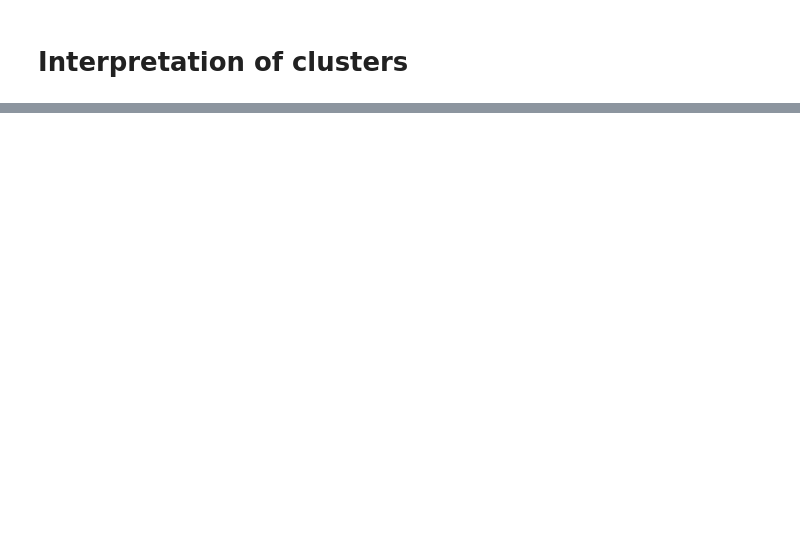
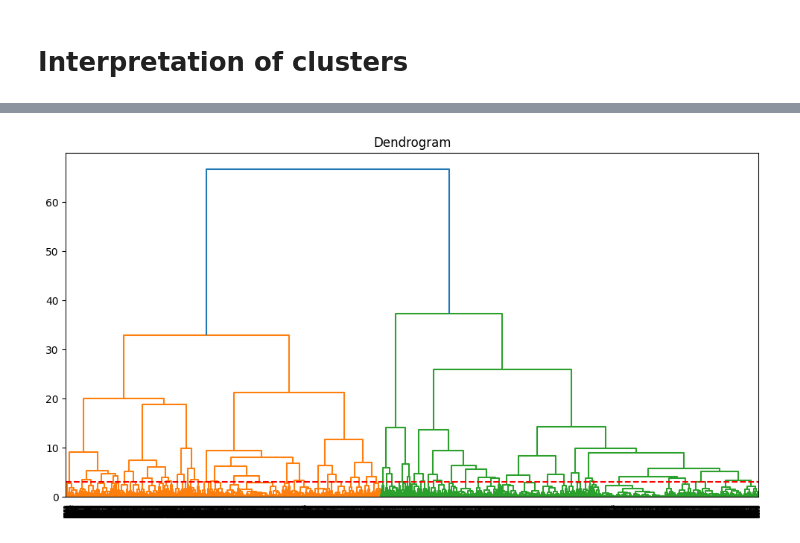
Before and after one commit to vrobles/Proyecto_Grupo7, a Jupyter notebook: project.ipynb, the cells around one changed output, grey strips where cells are left out. Saved outputs shown, nothing was run; the diff lists cells and outputs as text; code cells hidden in the pictures; blank space fills up the shorter version.

```diff
--- a/project.ipynb
+++ b/project.ipynb
@@ -186,0 +370,3 @@ data2[columns_to_scale] = scaler.fit_transform(data2[columns_to_scale])
+# %%
+numeric_vars = list(data2[all_vars].select_dtypes(include=[np.number]).columns)
+numeric_vars
@@ -186,0 +391,17 @@ data2[columns_to_scale] = scaler.fit_transform(data2[columns_to_scale])
+# %%
+from sklearn.preprocessing import OneHotEncoder, MinMaxScaler
+from sklearn.compose import ColumnTransformer
+from sklearn.pipeline import Pipeline
+
+# Crear un transformer para las columnas numéricas (escalado)
+numeric_transformer = MinMaxScaler()
+
+# Crear un transformer para las columnas categóricas (OneHotEncoder)
+categorical_transformer = OneHotEncoder(drop='first', sparse_output=False)
+
+# Crear un ColumnTransformer que aplique el escalado y OneHotEncoding
+preprocessor = ColumnTransformer(
+    transformers=[
+        ('num', numeric_transformer, numeric_vars),
+        ('cat', categorical_transformer, str_vars)
+    ])
@@ -307,0 +649,10 @@ EJEMPLO
+# %%
+# Plotting dendrogram to identify optimum no. of clusters
+mergings = linkage(df_preprocessed, method="ward")
+plt.figure(figsize=(12, 6))
+dendrogram(mergings)
+plt.axhline(y=3, color='r', linestyle='--')
+plt.title('Dendrogram')
+plt.show()
+# %% [output]
+[figure, added]
```
Also changed, not shown: parts of 49 cells of this notebook.
